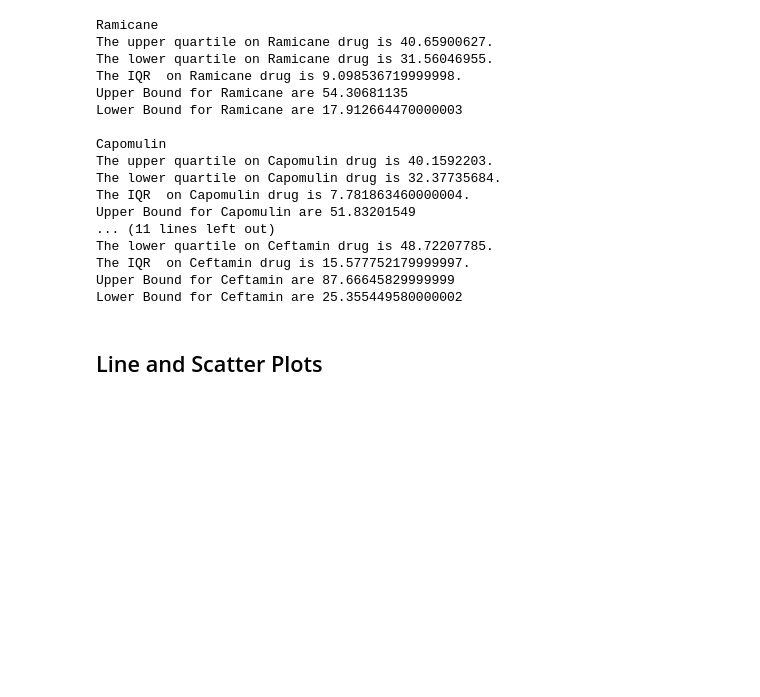
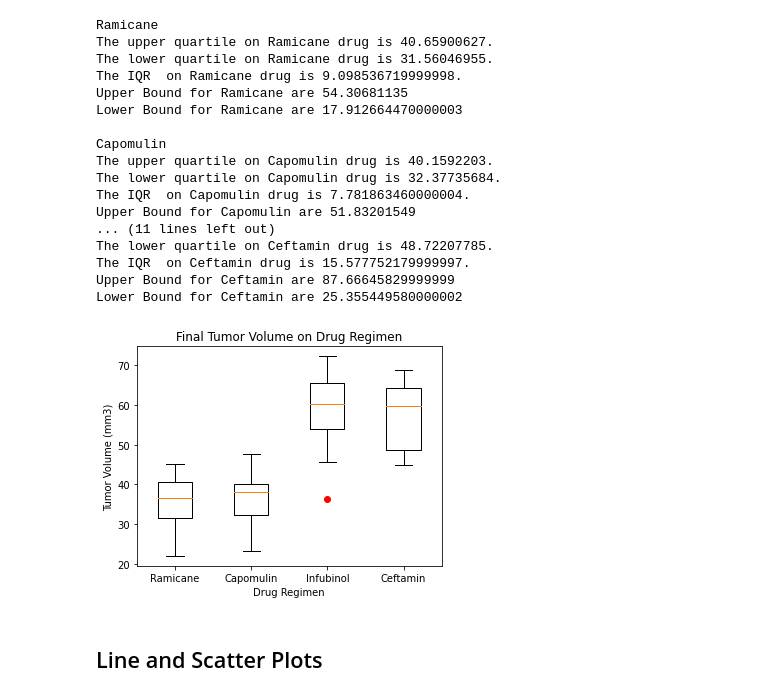
Before and after one commit to Ainash-Toleu/matplotlib-challenge, a Jupyter notebook: pymaceuticals_starter.ipynb, the cells around one changed output. Drawn from its saved outputs; the diff is of its cells as text; code cells hidden in the pictures; blank space fills up the shorter version.

Commit message:
generated box plot

```diff
--- a/pymaceuticals_starter.ipynb
+++ b/pymaceuticals_starter.ipynb
@@ -278,6 +278,18 @@ Upper Bound for Ceftamin are 87.66645829999999
 Lower Bound for Ceftamin are 25.355449580000002
 # %%
 # Generate a box plot of the final tumor volume of each mouse across four regimens of interest
+
+plt.figure(figsize=(5,4))
+plt.boxplot(tumor_vol_data, labels=drug_regimen, sym='ro')
+
+plt.title("Final Tumor Volume on Drug Regimen")
+plt.xlabel("Drug Regimen")
+plt.ylabel("Tumor Volume (mm3)")
+
+plt.tight_layout()
+plt.show()
+# %% [output]
+[figure, added]
 # %% [markdown]
 ## Line and Scatter Plots
 # %%
```
